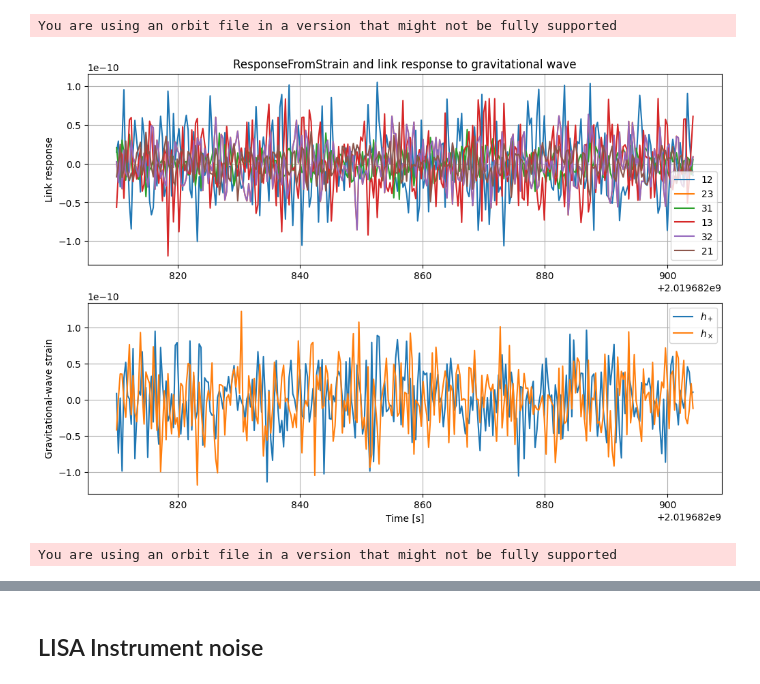
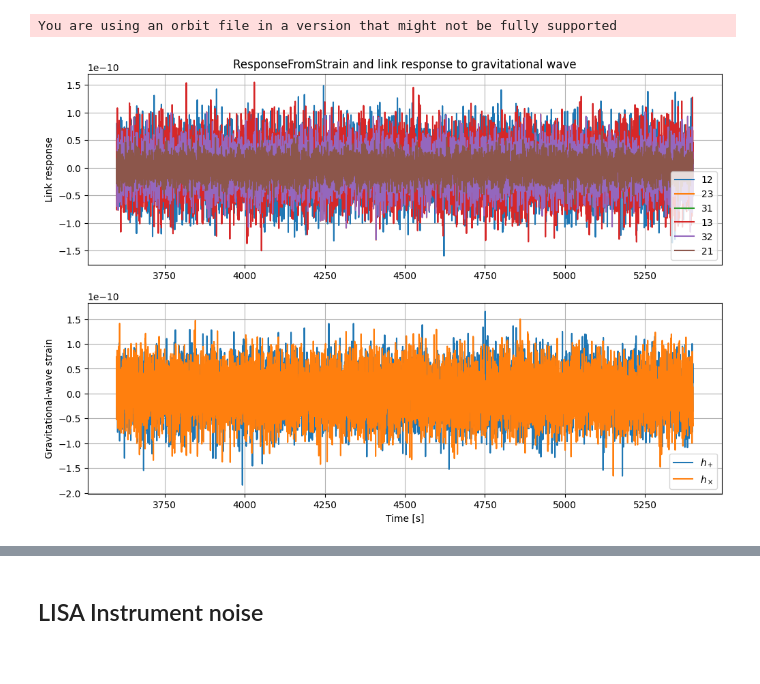
Before and after one commit to avivajpeyi/lisa_notes, a Jupyter notebook: src/notebooks/simulating_lisa_data.ipynb, the cells around one changed output, grey strips where cells are left out. Cells and saved outputs as stored; diff of their text form; code cells hidden in the pictures.

```diff
--- a/src/notebooks/simulating_lisa_data.ipynb
+++ b/src/notebooks/simulating_lisa_data.ipynb
@@ -51,0 +153,30 @@ Code to simulate different types of GW signals (given the LISA orbits)
+# %%
+# Now some more realistic orbits for the simulation
+
+N_ORBIT_DAYS = 3
+dt = 0.25  # s
+fs = 1 / dt  # Hz
+duration = N_ORBIT_DAYS * SEC_IN_DAY  # seconds
+datasize = duration * fs  # samples
+print(f"Orbit datalen: {datasize:,} ({N_ORBIT_DAYS} days)")
+
+if not os.path.isfile(orbits_fn):
+    print("Generating orbit file...")
+    orbit = lisaorbits.EqualArmlengthOrbits(
+        dt=dt,  # seconds (data sampling time)
+        size=datasize,  # number of data points
+        t0=0,  # start time
+    )
+    orbit.write(orbits_fn)
+    print("Orbit file saved!")
+else:
+    print("Using cached orbit file")
+
+# loading the orbit t0
+with h5py.File(orbits_fn) as f:
+    orbits_t0 = f.attrs['t0']
+    orbit_size = f.attrs['size']
+    orbit_duration = orbit_size * f.attrs['dt']
+    orbit_t = orbits_t0 + np.arange(orbit_size) * f.attrs['dt']
+    orbit_n_days = (orbit_t[-1]-orbit_t[0])/SEC_IN_DAY
+    print(f"Loaded Orbit size: {orbit_size:,} ({orbit_n_days:.2} days)")
@@ -52,11 +257,9 @@ Code to simulate different types of GW signals (given the LISA orbits)
 # %%
 # Create a flat-spectrum source
+
 generator = lisagwresponse.psd.white_generator(1E-21)
-sgwb_white = lisagwresponse.StochasticPointSource(
-    generator, orbits=orbits_fn, gw_beta=0, gw_lambda=0, size=datasize,
-    t0=10.0 + orbit_t0
-)
-sgwb_white.plot(sgwb_white.t)
-sgwb_white_fn = f"{OUTDIR}/sgwb_white.hdf5"
-sgwb_white.write(sgwb_white_fn)
+gws.append(lisagwresponse.StochasticPointSource(
+    generator, gw_beta=0, gw_lambda=0, **data_kwgs,
+))
+gws[-1].plot(gws[-1].t)
 # %% [output]
@@ -63,6 +267,5 @@ sgwb_white.write(sgwb_white_fn)
 You are using an orbit file in a version that might not be fully supported
-[figure, old version]
+[figure, new version]
-You are using an orbit file in a version that might not be fully supported
 # %%
 # Create a -2/3 power-law source
 generator = lisagwresponse.psd.ifft_generator(lambda f: f ** (-2 / 3))
```
Also changed, not shown: parts of 30 cells of this notebook, 1 other file.
